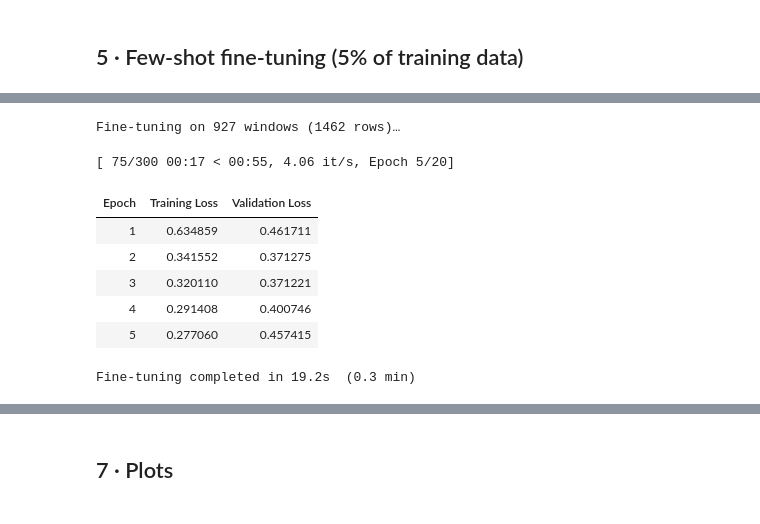
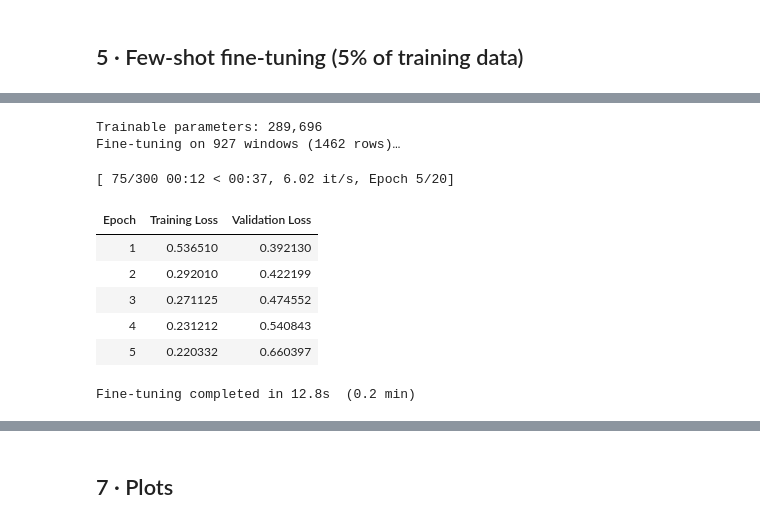
Before and after one commit to antonionc/pred_demanda, a Jupyter notebook: fase2_3_ttm.ipynb, the cells around one changed output, grey strips where cells are left out. Saved outputs shown, nothing was run; the diff lists cells and outputs as text; code cells hidden in the pictures.

```diff
--- a/fase2_3_ttm.ipynb
+++ b/fase2_3_ttm.ipynb
@@ -312,46 +321,47 @@ training_args = TrainingArguments(
     per_device_eval_batch_size  = 64,
     learning_rate               = 1e-3,
     lr_scheduler_type           = 'cosine',
-    warmup_ratio                = 0.1,
+    warmup_steps                = 10,
     eval_strategy               = 'epoch',
     save_strategy               = 'epoch',
     load_best_model_at_end      = True,
     metric_for_best_model       = 'eval_loss',
     greater_is_better           = False,                # Lower eval_loss is better
     save_total_limit            = 2,                    # Keep only the top 2 checkpoints on disk
     logging_steps               = 10,
     report_to                   = 'none',
     seed                        = 42,
 )
 
 trainer = Trainer(
     model        = fs_model,
     args         = training_args,
     train_dataset= fs_train_ds,
     eval_dataset = fs_val_ds,
     callbacks    = [
         EarlyStoppingCallback(
-            early_stopping_patience = 3,        # Stop if eval_loss doesn't improve for 3 consecutive epochs
+            early_stopping_patience = 4,        # Stop if eval_loss doesn't improve for 3 consecutive epochs
             early_stopping_threshold = 0.001,   # 0.1% Minimum change to qualify as improvement
         )
     ],
 )
 
 print(f'Fine-tuning on {len(fs_train_ds)} windows ({n_fewshot} rows)…')
 t0 = time.time()
 trainer.train()
 finetune_time = time.time() - t0
 print(f'Fine-tuning completed in {finetune_time:.1f}s  ({finetune_time/60:.1f} min)')
 # %% [output]
+Trainable parameters: 289,696
 Fine-tuning on 927 windows (1462 rows)…
-[ 75/300 00:17 < 00:55, 4.06 it/s, Epoch 5/20]
+[ 75/300 00:12 < 00:37, 6.02 it/s, Epoch 5/20]
 | Epoch | Training Loss | Validation Loss |
-| 1 | 0.634859 | 0.461711 |
-| 2 | 0.341552 | 0.371275 |
-| 3 | 0.320110 | 0.371221 |
-| 4 | 0.291408 | 0.400746 |
-| 5 | 0.277060 | 0.457415 |
+| 1 | 0.536510 | 0.392130 |
+| 2 | 0.292010 | 0.422199 |
+| 3 | 0.271125 | 0.474552 |
+| 4 | 0.231212 | 0.540843 |
+| 5 | 0.220332 | 0.660397 |
-Fine-tuning completed in 19.2s  (0.3 min)
+Fine-tuning completed in 12.8s  (0.2 min)
 # %%
 # Plot fine-tuning loss
 log_history = trainer.state.log_history
```
Also changed, not shown: parts of 10 cells of this notebook.
